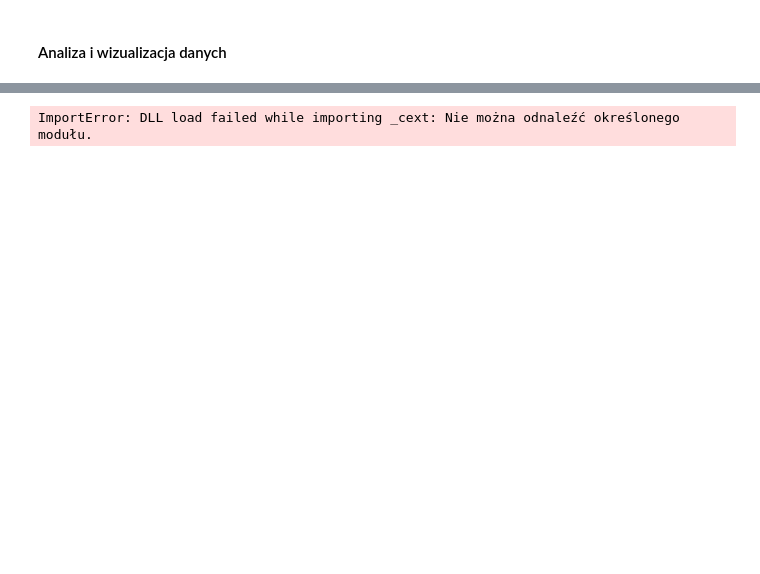
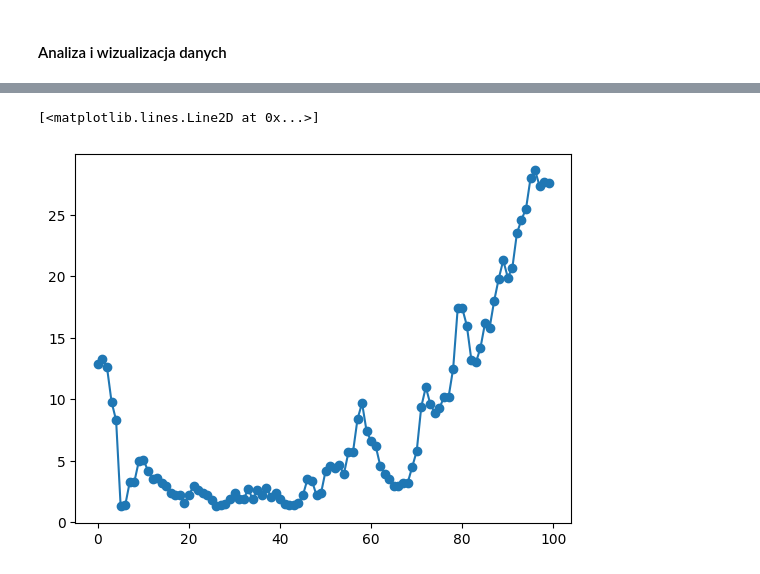
Before and after one commit to jgrynczewski/web_scraping_and_data, a Jupyter notebook: 04_api/cwiczenie3.ipynb, the cells around one changed output, grey strips where cells are left out. Drawn from its saved outputs; the diff is of its cells as text; code cells hidden in the pictures; blank space fills up the shorter version.

```diff
--- a/04_api/cwiczenie3.ipynb
+++ b/04_api/cwiczenie3.ipynb
@@ -10,7 +10,7 @@ Od czerwca 2024 OpenAQ REST API wymaga uwierzytelnienia.
 import requests
 
 headers = {
-    "X-API-Key": "<YOUR-API-KEY>"
+    "X-API-Key": "b222e6c14f04dbeb343b9777f2130a1cce09c39daccfd22c4580284ef8482882"
 }
 
 url = "https://api.openaq.org/v2/measurements?city=Warszawa&limit=100"
@@ -72,7 +45,8 @@ ImportError: DLL load failed while importing _cext: Nie można odnaleźć okreś
 # %%
 import matplotlib.pyplot as plt
 
 plt.figure()
-plt.plot(pm25)
+plt.plot(pm25, marker='o')
 # %% [output]
-ImportError: DLL load failed while importing _cext: Nie można odnaleźć określonego modułu.
+[<matplotlib.lines.Line2D at 0x...>]
+[figure, added]
```
Also changed, not shown: parts of 4 cells of this notebook, 3 other files.
